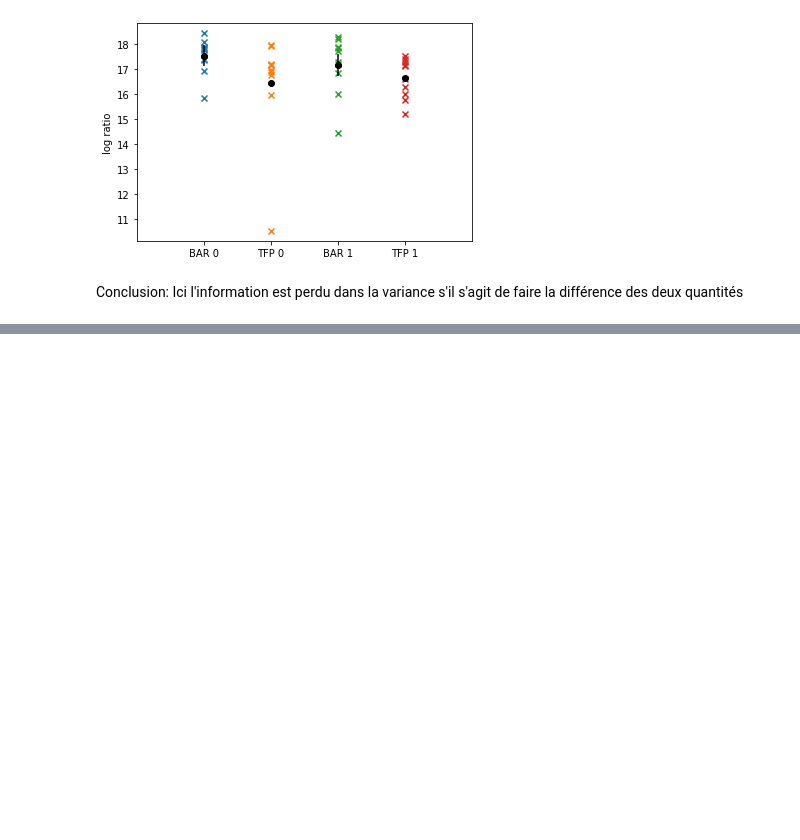
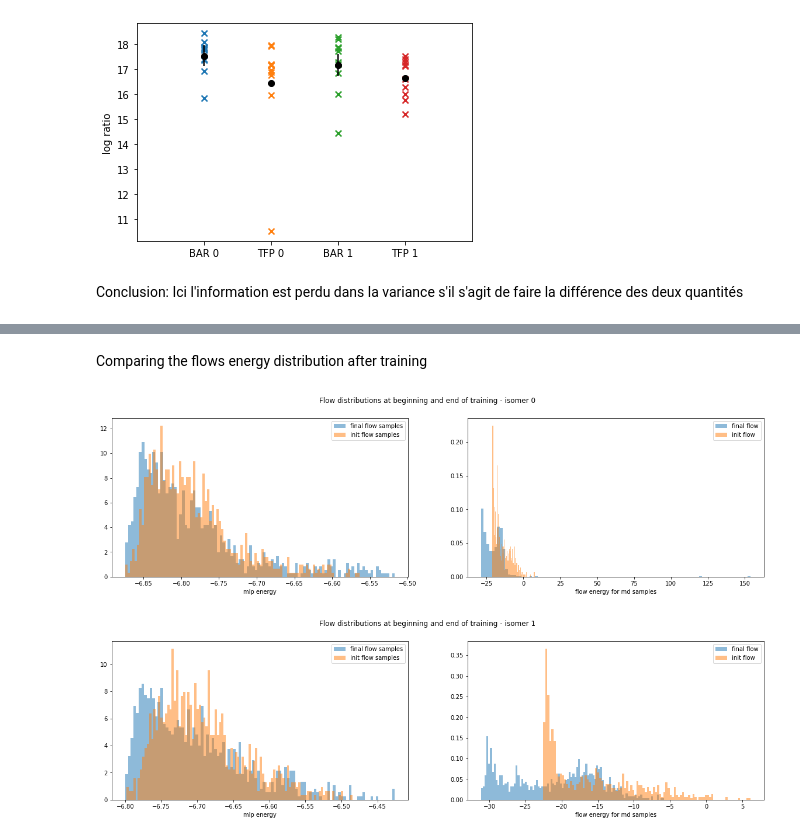
Before and after one commit to anacmolina/ML-DFT, a Jupyter notebook: notebooks/07c - FE computations w. new variables.ipynb, the cells around one changed output, grey strips where cells are left out. Drawn from its saved outputs; the diff is of its cells as text; code cells hidden in the pictures; blank space fills up the shorter version.

```diff
--- a/notebooks/07c - FE computations w. new variables.ipynb
+++ b/notebooks/07c - FE computations w. new variables.ipynb
@@ -242,0 +348,36 @@ Conclusion: Ici l'information est perdu dans la variance s'il s'agit de faire la
+# %% [markdown]
+Comparing the flows energy distribution after training
+# %%
+for mode_label in [0, 1]:
+    zmat_test = load_csv_file("datasets/is{:d}_md_test.csv".format(mode_label))
+
+    xs_test, logdetjacs_test, energies_test = coord_mapping.get_real_centered_from_internal(
+                                        zmat_test[:, :12],
+                                        isomer=mode_label,
+                                        energies=zmat_test[:, 12],
+                                        logdetjacs=zmat_test[:, 14],
+                                        )
+    xs_test = xs_test.to(torch.float32)
+
+    init_flow = flows_dic[mode_label]['models'][0]
+    final_flow = flows[mode_label]
+
+    n_chains = 1000
+
+    plt.figure(figsize=(20,5))
+    plt.suptitle('Flow distributions at beginning and end of training - isomer {:d}'.format(mode_label))
+    xs_flow_init = init_flow.sample(n_chains)
+    xs_flow_final = final_flow.sample(n_chains)
+    ax = plt.subplot(1,2,1)
+    plt.hist(mlps[mode_label](xs_flow_final).detach().numpy(), bins=100, alpha=0.5, density=True, label='final flow samples')
+    plt.hist(mlps[mode_label](xs_flow_init).detach().numpy(), bins=100, alpha=0.5, density=True, label='init flow samples')
+    plt.xlabel('mlp energy')
+    plt.legend()
+    ax = plt.subplot(1,2,2)
+    plt.hist(final_flow.nll(xs_test).detach().numpy(), bins=100, alpha=0.5, density=True, label='final flow')
+    plt.hist(init_flow.nll(xs_test).detach().numpy(), bins=100, alpha=0.5, density=True, label='init flow')
+    plt.xlabel('flow energy for md samples')
+    plt.legend()
+# %% [output]
+[figure, added]
+[figure, added]
```
Also changed, not shown: parts of 8 cells of this notebook.
